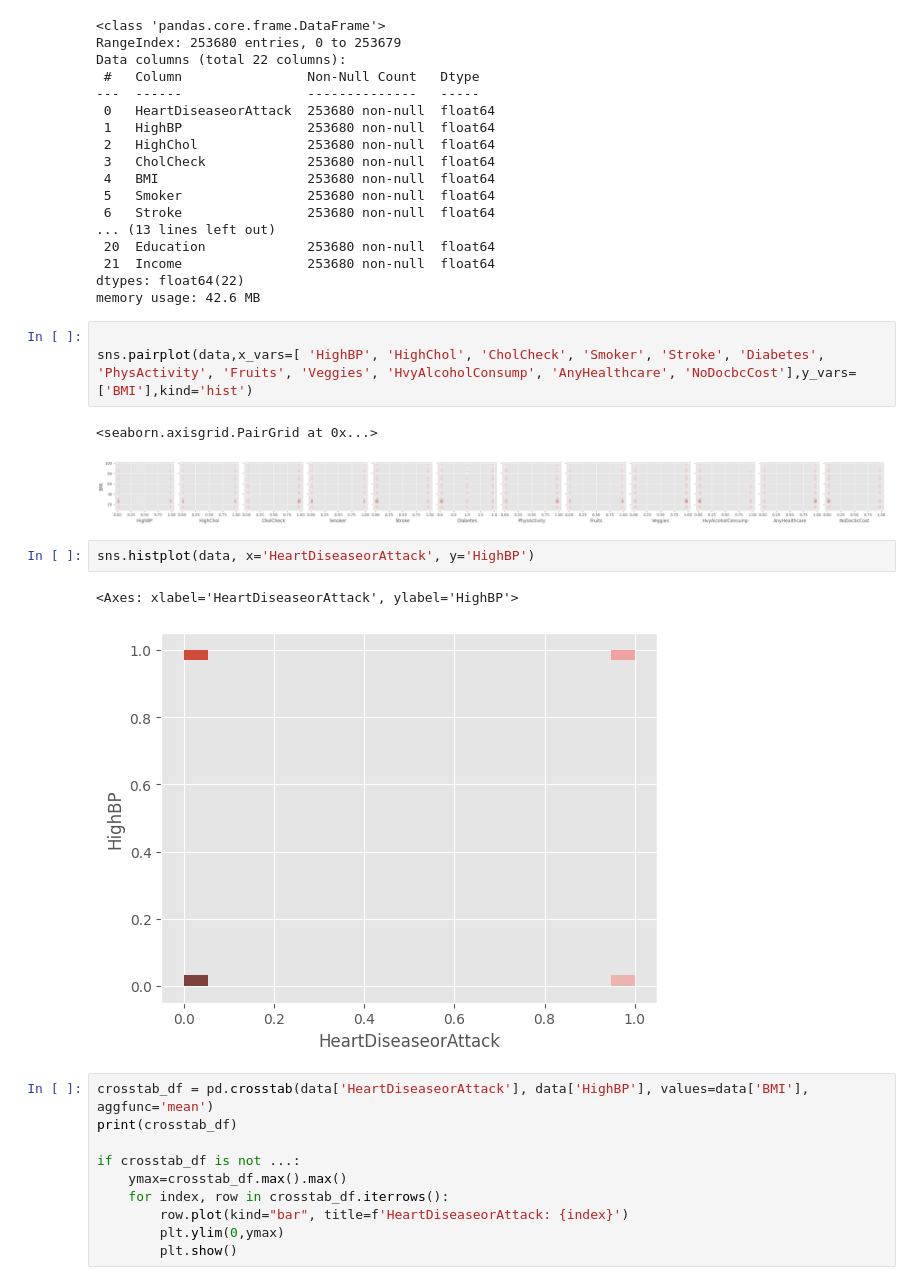
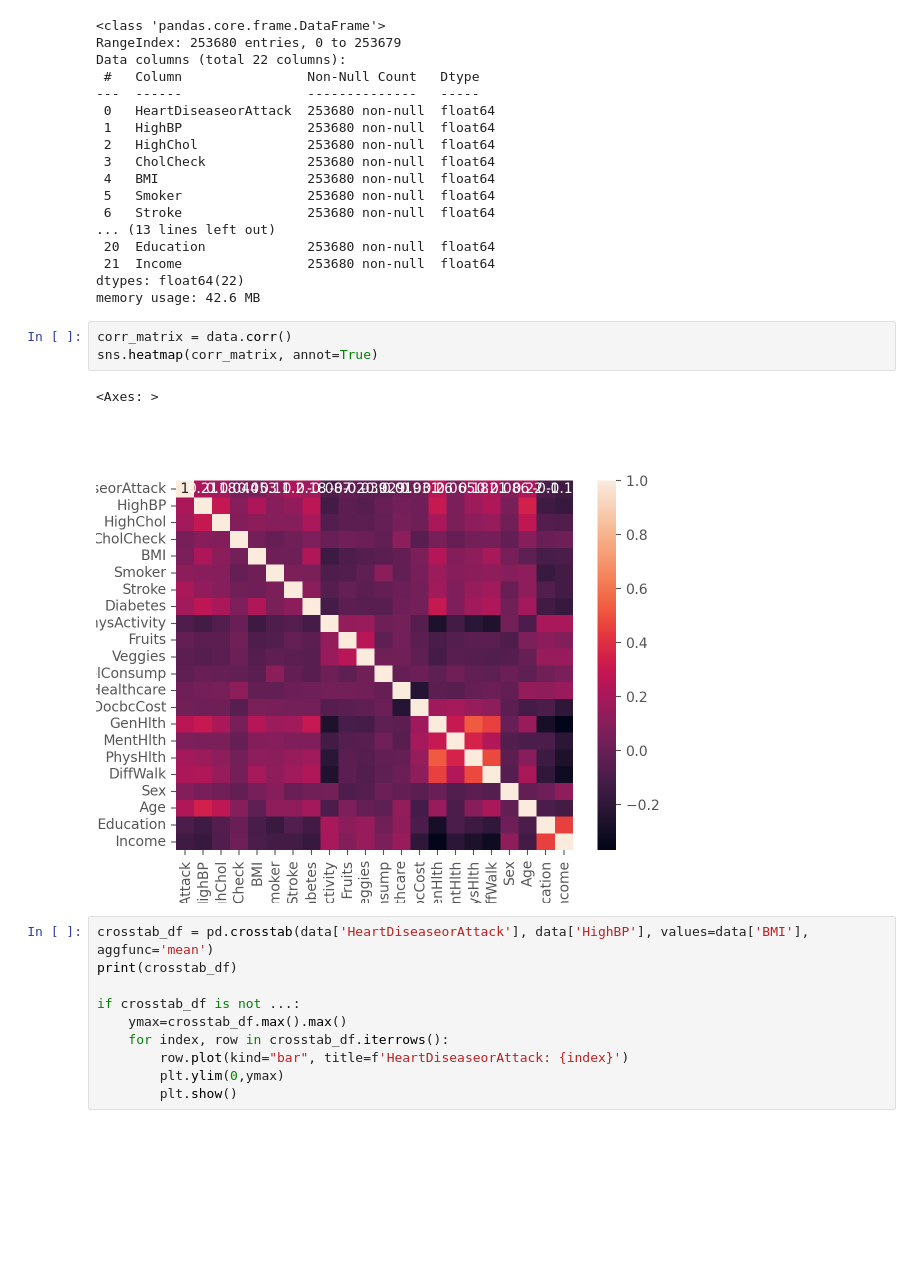
Before and after one commit to RobinMurk/Heart_attack_risk_analysis, a Jupyter notebook: Heart_disease_analysis.ipynb, the cells around one changed output. Cells and saved outputs as stored; diff of their text form; blank space fills up the shorter version.

```diff
--- a/Heart_disease_analysis.ipynb
+++ b/Heart_disease_analysis.ipynb
@@ -70,17 +70,12 @@ Data columns (total 22 columns):
  21  Income                253680 non-null  float64
 dtypes: float64(22)
 memory usage: 42.6 MB
-# %%
-
-sns.pairplot(data,x_vars=[ 'HighBP', 'HighChol', 'CholCheck', 'Smoker', 'Stroke', 'Diabetes', 'PhysActivity', 'Fruits', 'Veggies', 'HvyAlcoholConsump', 'AnyHealthcare', 'NoDocbcCost'],y_vars=['BMI'],kind='hist')
-# %% [output]
-<seaborn.axisgrid.PairGrid at 0x...>
-[figure, removed]
-# %%
-sns.histplot(data, x='HeartDiseaseorAttack', y='HighBP')
-# %% [output]
-<Axes: xlabel='HeartDiseaseorAttack', ylabel='HighBP'>
-[figure, removed]
+# %%
+corr_matrix = data.corr()
+sns.heatmap(corr_matrix, annot=True)
+# %% [output]
+<Axes: >
+[figure, added]
 # %%
 crosstab_df = pd.crosstab(data['HeartDiseaseorAttack'], data['HighBP'], values=data['BMI'], aggfunc='mean')
 print(crosstab_df)
```
Also changed, not shown: parts of 11 cells of this notebook, 1 other file.
